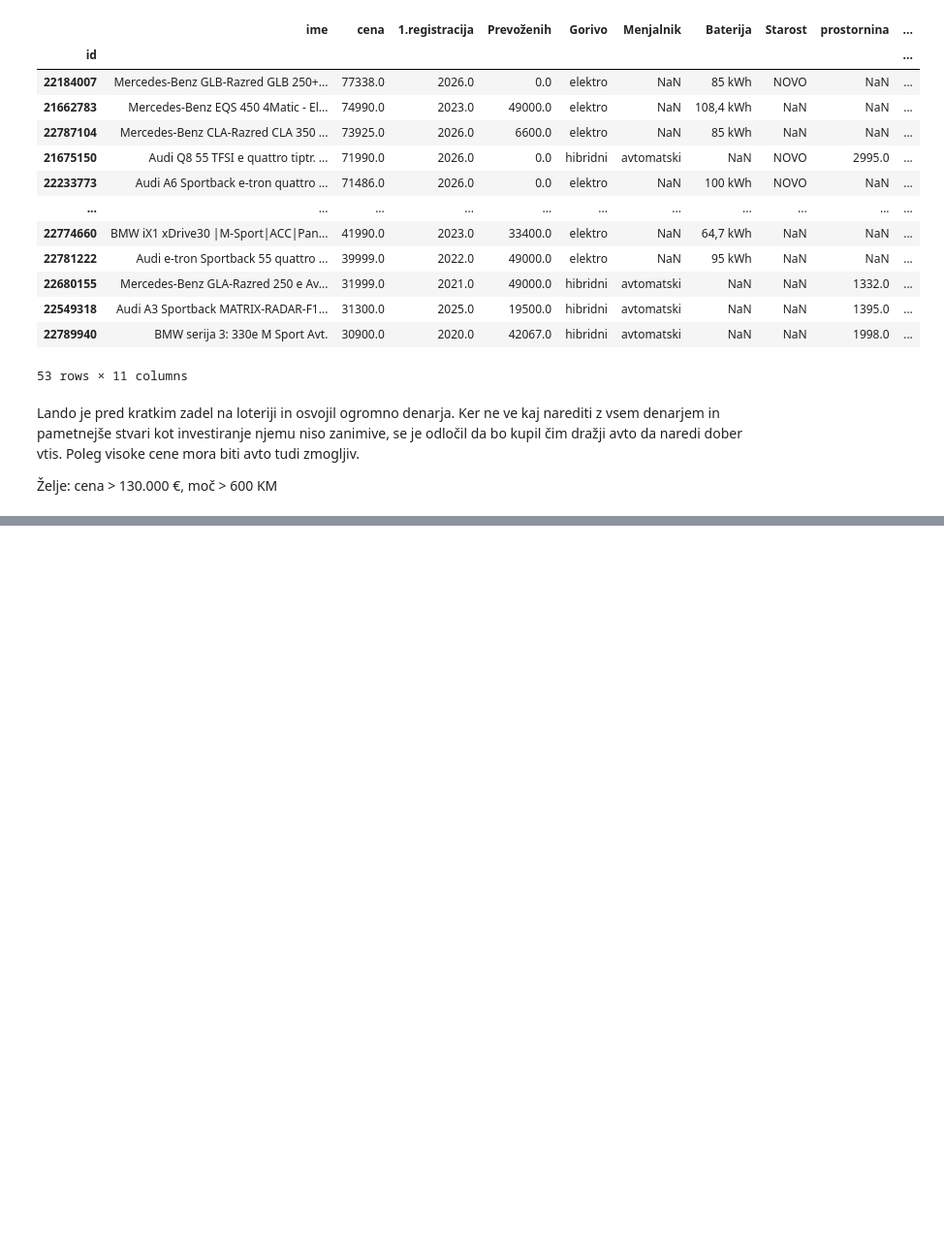
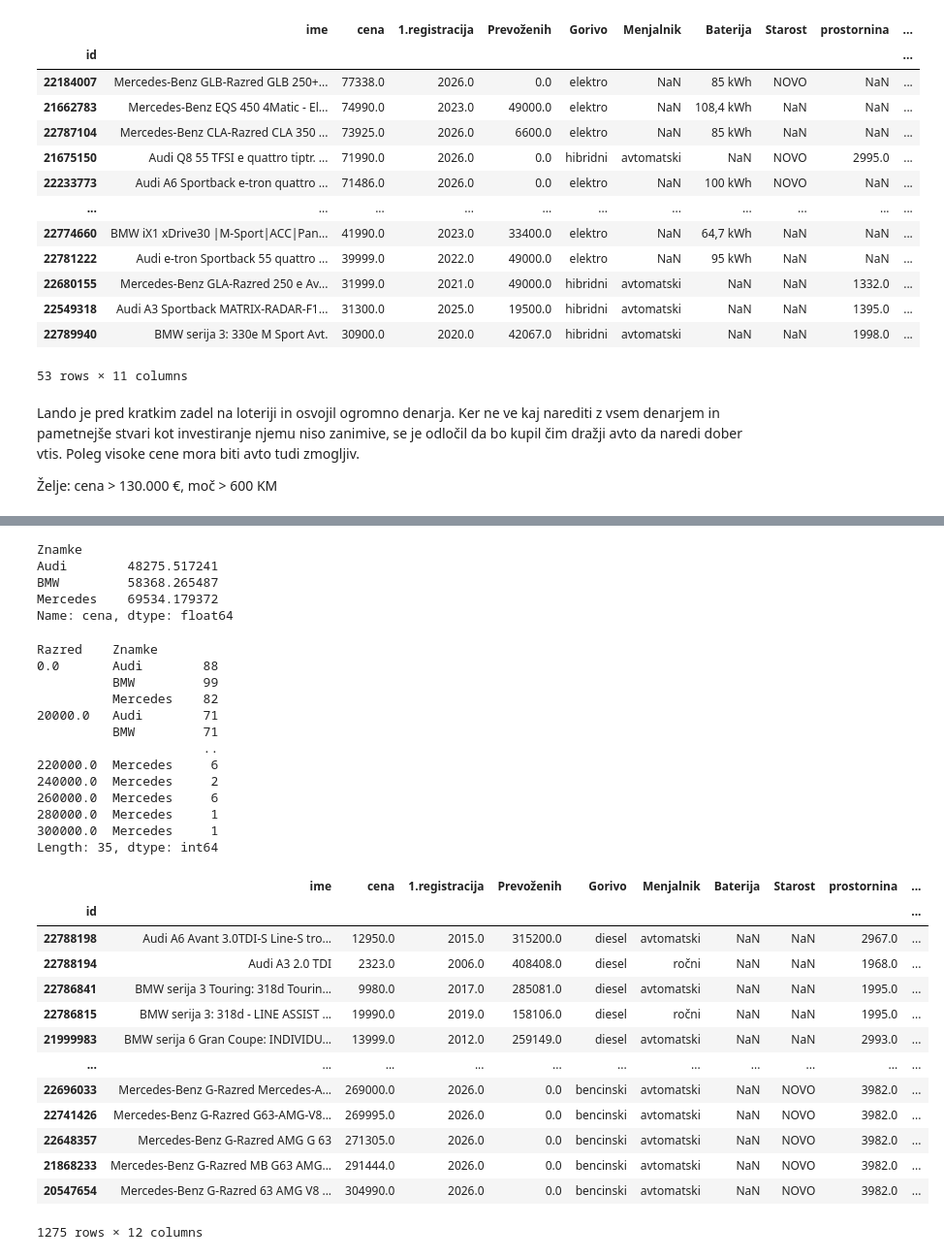
Before and after one commit to MatejLovsin/Seminarska_naloga, a Jupyter notebook: analiza.ipynb, the cells around one changed output, grey strips where cells are left out. Shown at 97% size. Cells and saved outputs as stored; diff of their text form; code cells hidden in the pictures; blank space fills up the shorter version.

```diff
--- a/analiza.ipynb
+++ b/analiza.ipynb
@@ -210,0 +242,40 @@ Glede na te rezultate lahko vidimo da Audi prevladuje pri avtih z nižjimi cenam
+# %%
+avti_po_znamkah.cena.mean()
+# %% [output]
+Znamke
+Audi        48275.517241
+BMW         58368.265487
+Mercedes    69534.179372
+Name: cena, dtype: float64
+# %%
+avti_s_ceno['Razred'] = (avti_s_ceno['cena'] // 20000) * 20000
+print(avti_s_ceno.groupby(['Razred', 'Znamke']).size())
+avti_s_ceno.sort_values('Razred')
+# %% [output]
+Razred    Znamke
+0.0       Audi        88
+          BMW         99
+          Mercedes    82
+20000.0   Audi        71
+          BMW         71
+                      ..
+220000.0  Mercedes     6
+240000.0  Mercedes     2
+260000.0  Mercedes     6
+280000.0  Mercedes     1
+300000.0  Mercedes     1
+Length: 35, dtype: int64
+|  | ime | cena | 1.registracija | Prevoženih | Gorivo | Menjalnik | Baterija | Starost | prostornina | ... |
+| id |  |  |  |  |  |  |  |  |  | ... |
+| 22788198 | Audi A6 Avant 3.0TDI-S Line-S tro... | 12950.0 | 2015.0 | 315200.0 | diesel | avtomatski | NaN | NaN | 2967.0 | ... |
+| 22788194 | Audi A3 2.0 TDI | 2323.0 | 2006.0 | 408408.0 | diesel | ročni | NaN | NaN | 1968.0 | ... |
+| 22786841 | BMW serija 3 Touring: 318d Tourin... | 9980.0 | 2017.0 | 285081.0 | diesel | avtomatski | NaN | NaN | 1995.0 | ... |
+| 22786815 | BMW serija 3: 318d - LINE ASSIST ... | 19990.0 | 2019.0 | 158106.0 | diesel | ročni | NaN | NaN | 1995.0 | ... |
+| 21999983 | BMW serija 6 Gran Coupe: INDIVIDU... | 13999.0 | 2012.0 | 259149.0 | diesel | avtomatski | NaN | NaN | 2993.0 | ... |
+| ... | ... | ... | ... | ... | ... | ... | ... | ... | ... | ... |
+| 22696033 | Mercedes-Benz G-Razred Mercedes-A... | 269000.0 | 2026.0 | 0.0 | bencinski | avtomatski | NaN | NOVO | 3982.0 | ... |
+| 22741426 | Mercedes-Benz G-Razred G63-AMG-V8... | 269995.0 | 2026.0 | 0.0 | bencinski | avtomatski | NaN | NOVO | 3982.0 | ... |
+| 22648357 | Mercedes-Benz G-Razred AMG G 63 | 271305.0 | 2026.0 | 0.0 | bencinski | avtomatski | NaN | NOVO | 3982.0 | ... |
+| 21868233 | Mercedes-Benz G-Razred MB G63 AMG... | 291444.0 | 2026.0 | 0.0 | bencinski | avtomatski | NaN | NOVO | 3982.0 | ... |
+| 20547654 | Mercedes-Benz G-Razred 63 AMG V8 ... | 304990.0 | 2026.0 | 0.0 | bencinski | avtomatski | NaN | NOVO | 3982.0 | ... |
+1275 rows × 12 columns
```
Also changed, not shown: parts of 13 cells of this notebook, 1 other file.
